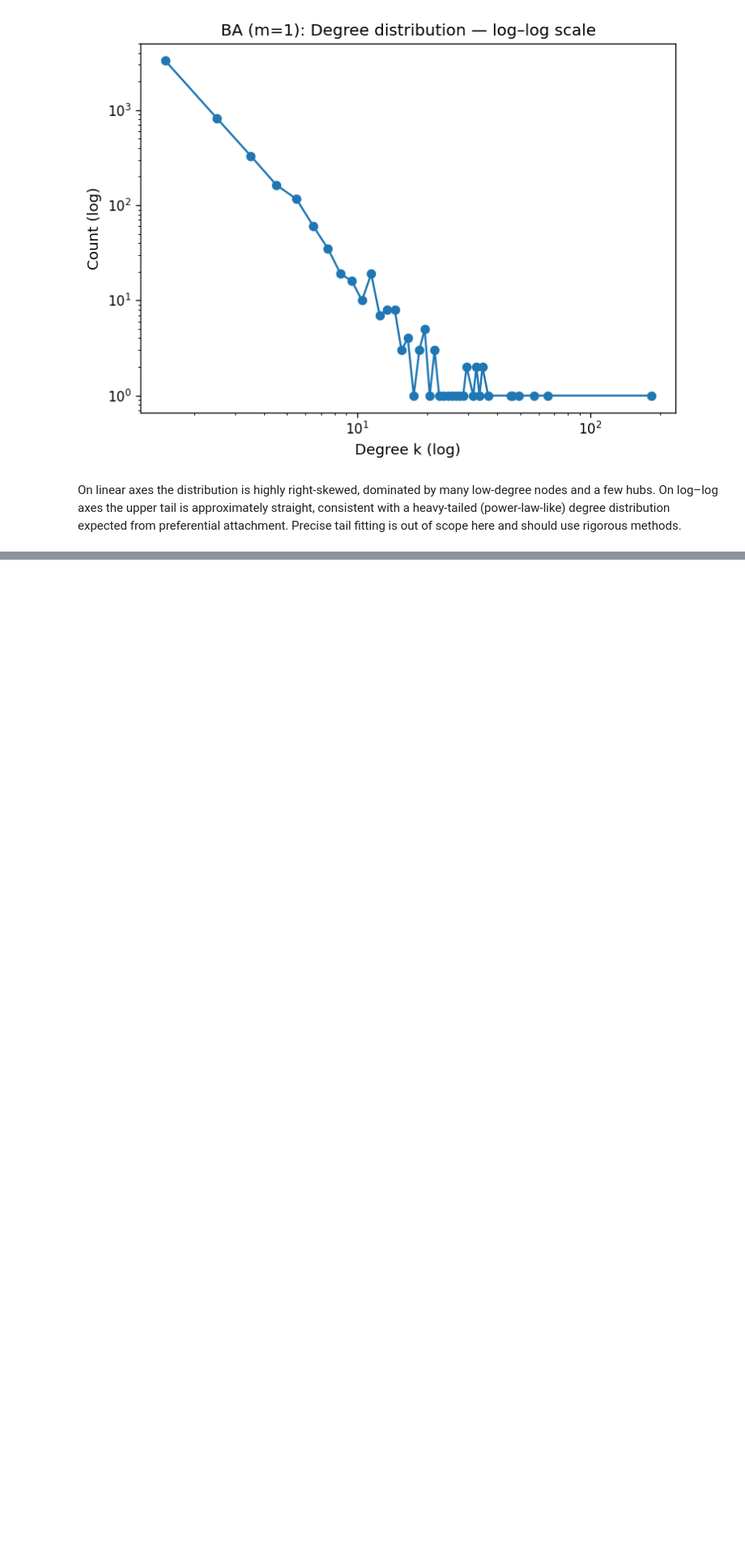
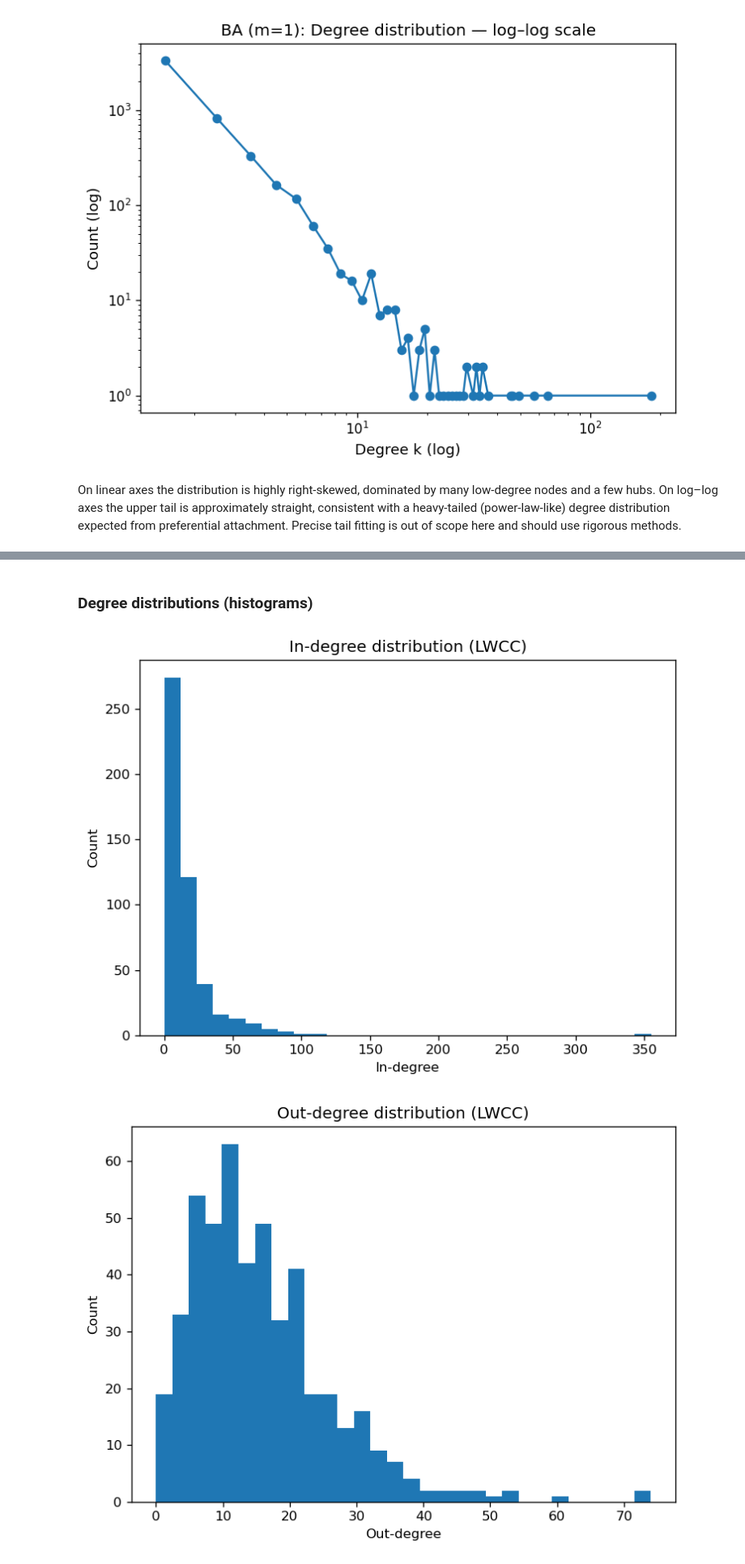
Before and after one commit to LeoItaly/02805-social-graphs-interactions, a Jupyter notebook: Assignment 1/Assignment 1.ipynb, the cells around one changed output, grey strips where cells are left out. Shown at 81% size. Drawn from its saved outputs; the diff is of its cells as text; code cells hidden in the pictures; blank space fills up the shorter version.

```diff
--- a/Assignment 1/Assignment 1.ipynb
+++ b/Assignment 1/Assignment 1.ipynb
@@ -350,0 +393,26 @@ On linear axes the distribution is highly right‑skewed, dominated by many low
+# %%
+N = H.number_of_nodes()
+M = H.number_of_edges()
+
+# Basic stats
+is_directed = H.is_directed()
+density = nx.density(H)
+
+# Components (directed)
+wcc_sizes = sorted((len(c) for c in nx.weakly_connected_components(H)), reverse=True)
+scc_sizes = sorted((len(c) for c in nx.strongly_connected_components(H)), reverse=True)
+
+# Degree stats
+in_degs = dict(H.in_degree()) if is_directed else dict(H.degree())
+out_degs = dict(H.out_degree()) if is_directed else dict(H.degree())
+
+avg_in = float(np.mean(list(in_degs.values()))) if is_directed else float(np.mean(list(in_degs.values())))
+avg_out = float(np.mean(list(out_degs.values()))) if is_directed else float(np.mean(list(out_degs.values())))
+
+print(
+    f"N={N} nodes | M={M} directed edges\n"
+    f"density={density:.6f}\n"
+    f"weakly connected components: {len(wcc_sizes)} (largest={wcc_sizes[0] if wcc_sizes else 0})\n"
+    f"strongly connected components: {len(scc_sizes)} (largest={scc_sizes[0] if scc_sizes else 0})\n"
+    f"avg in-degree={avg_in:.3f} | avg out-degree={avg_out:.3f}"
+)
@@ -350,0 +427,23 @@ On linear axes the distribution is highly right‑skewed, dominated by many low
+# %% [markdown]
+### Degree distributions (histograms)
+# %%
+# In-degree
+fig = plt.figure()
+plt.hist(list(in_degs.values()), bins=30)
+plt.title("In-degree distribution (LWCC)")
+plt.xlabel("In-degree")
+plt.ylabel("Count")
+plt.tight_layout()
+plt.show()
+
+# Out-degree
+fig = plt.figure()
+plt.hist(list(out_degs.values()), bins=30)
+plt.title("Out-degree distribution (LWCC)")
+plt.xlabel("Out-degree")
+plt.ylabel("Count")
+plt.tight_layout()
+plt.show()
+# %% [output]
+[figure, added]
+[figure, added]
```
Also changed, not shown: parts of 24 cells of this notebook, 1 other file.
